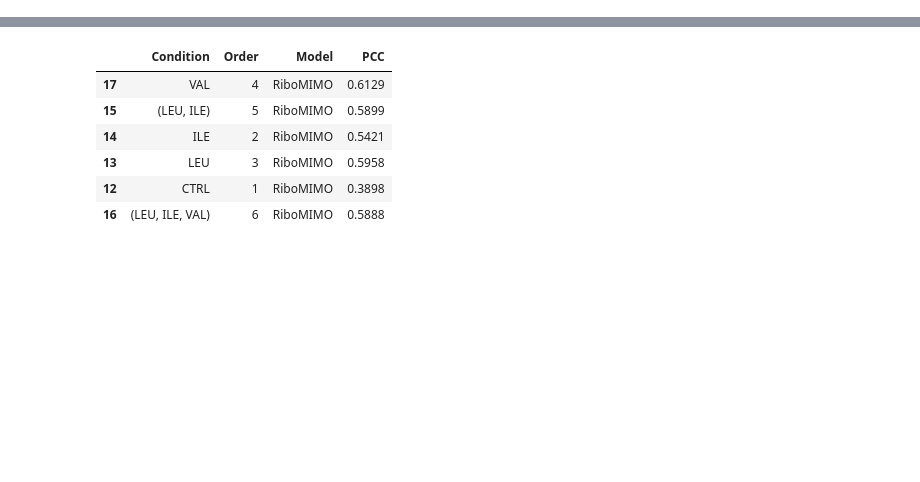
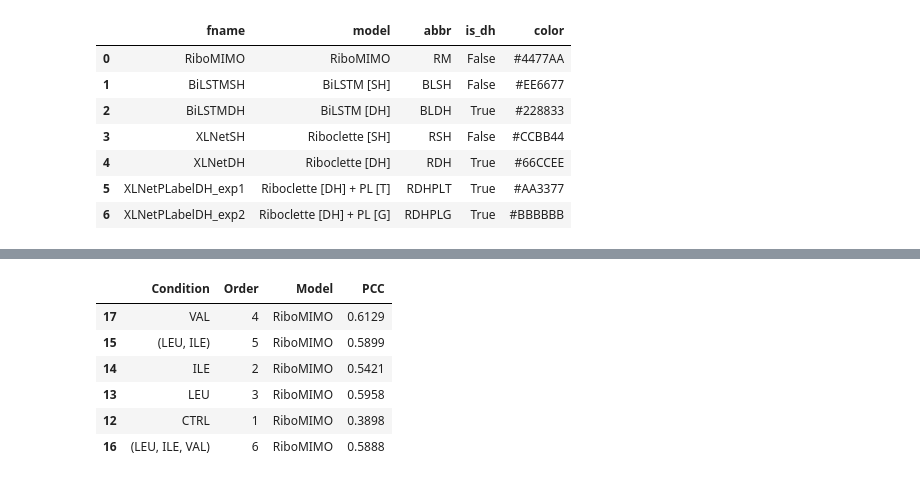
Before and after one commit to vam-sin/riboclette, a Jupyter notebook: downstream_analysis/performance.ipynb, the cells around one changed output, grey strips where cells are left out. Drawn from its saved outputs; the diff is of its cells as text; code cells hidden in the pictures; blank space fills up the shorter version.

```diff
--- a/downstream_analysis/performance.ipynb
+++ b/downstream_analysis/performance.ipynb
@@ -11,0 +43,22 @@ import re
+# %%
+BRIGHT_PALETTE = ['#4477AA', '#EE6677', '#228833', '#CCBB44', '#66CCEE', '#AA3377', '#BBBBBB', '#BBBBBB']
+MODELS_PROP=[
+    ('RiboMIMO', 'RiboMIMO', 'RM', False, BRIGHT_PALETTE[0]),
+    ('BiLSTMSH', 'BiLSTM [SH]', 'BLSH', False, BRIGHT_PALETTE[1]),
+    ('BiLSTMDH', 'BiLSTM [DH]', 'BLDH', True, BRIGHT_PALETTE[2]),
+    ('XLNetSH', 'Riboclette [SH]', 'RSH', False, BRIGHT_PALETTE[3]),
+    ('XLNetDH', 'Riboclette [DH]', 'RDH', True,BRIGHT_PALETTE[4]),
+    ('XLNetPLabelDH_exp1', 'Riboclette [DH] + PL [T]', 'RDHPLT', True,BRIGHT_PALETTE[5]),
+    ('XLNetPLabelDH_exp2', 'Riboclette [DH] + PL [G]', 'RDHPLG', True,BRIGHT_PALETTE[6]),
+]
+MODELS_PROP = pd.DataFrame(MODELS_PROP).rename(columns={0:'fname', 1:'model', 2:'abbr',3:'is_dh',4:'color'})
+MODELS_PROP
+# %% [output]
+|  | fname | model | abbr | is_dh | color |
+| 0 | RiboMIMO | RiboMIMO | RM | False | #4477AA |
+| 1 | BiLSTMSH | BiLSTM [SH] | BLSH | False | #EE6677 |
+| 2 | BiLSTMDH | BiLSTM [DH] | BLDH | True | #228833 |
+| 3 | XLNetSH | Riboclette [SH] | RSH | False | #CCBB44 |
+| 4 | XLNetDH | Riboclette [DH] | RDH | True | #66CCEE |
+| 5 | XLNetPLabelDH_exp1 | Riboclette [DH] + PL [T] | RDHPLT | True | #AA3377 |
+| 6 | XLNetPLabelDH_exp2 | Riboclette [DH] + PL [G] | RDHPLG | True | #BBBBBB |
```
Also changed, not shown: parts of 19 cells of this notebook.
